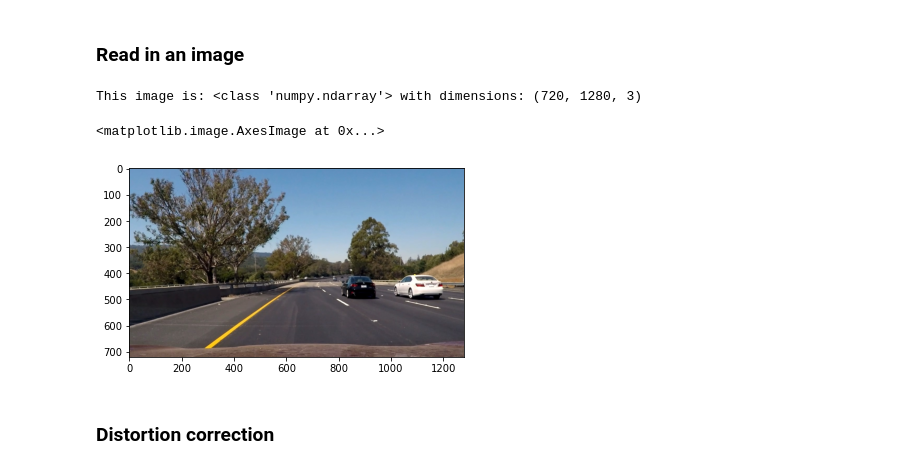
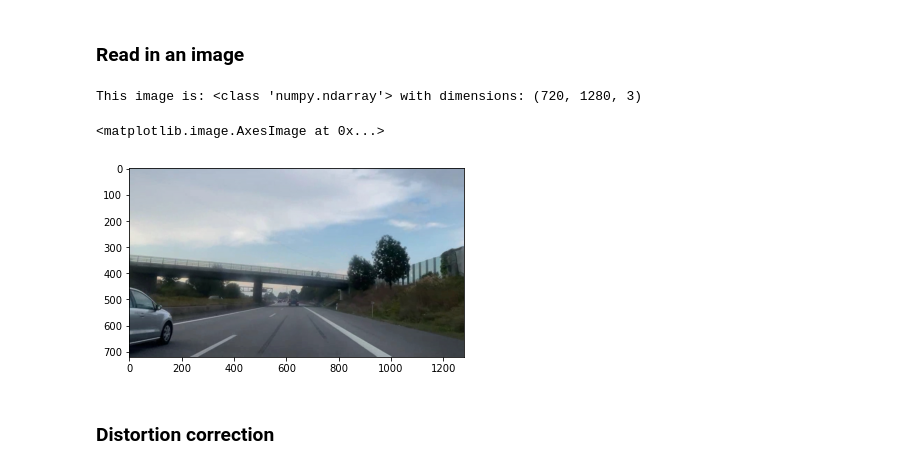
Before and after one commit to wolfgang-stefani/Advanced_LaneLines_Detection, a Jupyter notebook: P2.ipynb, the cells around one changed output. Cells and saved outputs as stored; diff of their text form; code cells hidden in the pictures.

Commit message:
Field test on german motorway A99 in Munich added

```diff
--- a/P2.ipynb
+++ b/P2.ipynb
@@ -336,27 +352,26 @@ def search_around_poly(binary_warped):
 # %%
 #reading in an image
 #img = mpimg.imread('test_images/signs_vehicles_xygrad.png')
 #img = mpimg.imread('test_images/straight_lines1.jpg')
 #img = mpimg.imread('test_images/straight_lines2.jpg')
 #img = mpimg.imread('test_images/test1.jpg')
 #img = mpimg.imread('test_images/test2.jpg')
 #img = mpimg.imread('test_images/test3.jpg')
 #img = mpimg.imread('test_images/test4.jpg')
 #img = mpimg.imread('test_images/test5.jpg')
-img = mpimg.imread('test_images/test6.jpg')
-
-#img = mpimg.imread('camera_cal/calibration9.jpg')
+#img = mpimg.imread('test_images/test6.jpg')
+img = mpimg.imread('test_images/test_A99Munich_1.jpg')
 
 # ATTENTION: If you are using cv2.imread() or the glob API, this will read in a BGR image and you should convert to grayscale
 # (in later image processing steps) using cv2.COLOR_BGR2GRAY.
 
 #printing out some stats and plotting
 print('This image is:', type(img), 'with dimensions:', img.shape)
 plt.imshow(img)  # single color channel image, e.g. gray , call as plt.imshow(gray, cmap='gray')
 # %% [output]
 This image is: <class 'numpy.ndarray'> with dimensions: (720, 1280, 3)
 <matplotlib.image.AxesImage at 0x...>
-[figure, old version]
+[figure, new version]
 # %% [markdown]
 ### Distortion correction
 # %%
```
Also changed, not shown: parts of 41 cells of this notebook, 14 other files.
